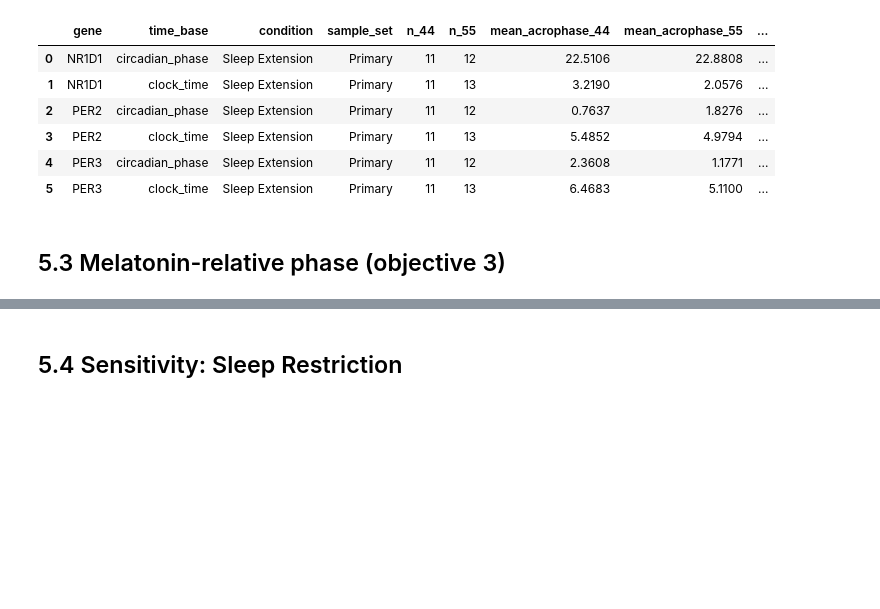
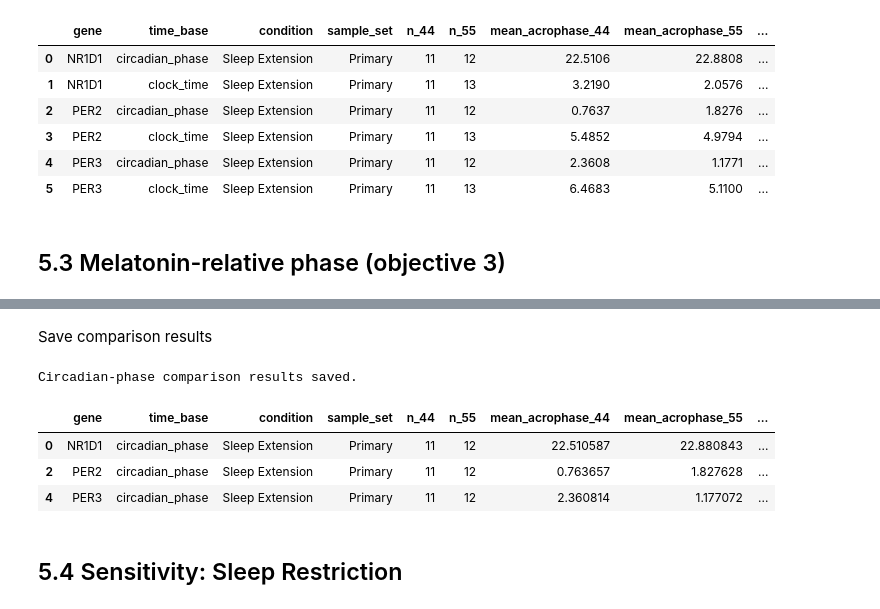
Before and after one commit to CKmellow/per3-genotype-clock-gene-timing, a Jupyter notebook: notebooks/PER3_clock_timing.ipynb, the cells around one changed output, grey strips where cells are left out. Drawn from its saved outputs; the diff is of its cells as text; code cells hidden in the pictures; blank space fills up the shorter version.

```diff
--- a/notebooks/PER3_clock_timing.ipynb
+++ b/notebooks/PER3_clock_timing.ipynb
@@ -937,3 +963,24 @@ display(
+# %% [markdown]
+Save comparison results
+# %%
+from pathlib import Path
+
+output_dir = Path("results/tables")
+output_dir.mkdir(parents=True, exist_ok=True)
+
+phase_results.to_csv(
+    output_dir / "acrophase_circadian_phase_tests.csv",
+    index=False
+)
+
+print("Circadian-phase comparison results saved.")
+display(phase_results)
+# %% [output]
+Circadian-phase comparison results saved.
+|  | gene | time_base | condition | sample_set | n_44 | n_55 | mean_acrophase_44 | mean_acrophase_55 | ... |
+| 0 | NR1D1 | circadian_phase | Sleep Extension | Primary | 11 | 12 | 22.510587 | 22.880843 | ... |
+| 2 | PER2 | circadian_phase | Sleep Extension | Primary | 11 | 12 | 0.763657 | 1.827628 | ... |
+| 4 | PER3 | circadian_phase | Sleep Extension | Primary | 11 | 12 | 2.360814 | 1.177072 | ... |
 # %% [markdown]
 ## 5.4 Sensitivity: Sleep Restriction
 # %%
```
Also changed, not shown: parts of 1 cell of this notebook.
